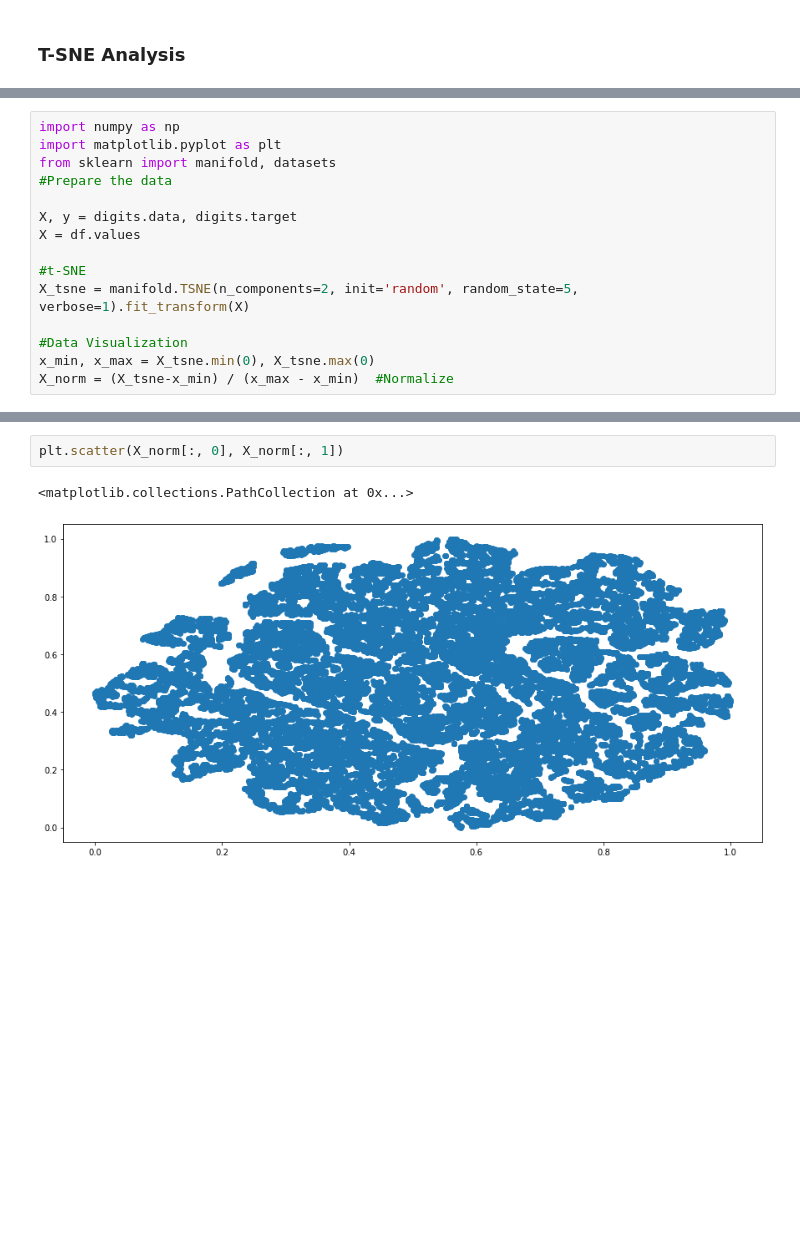
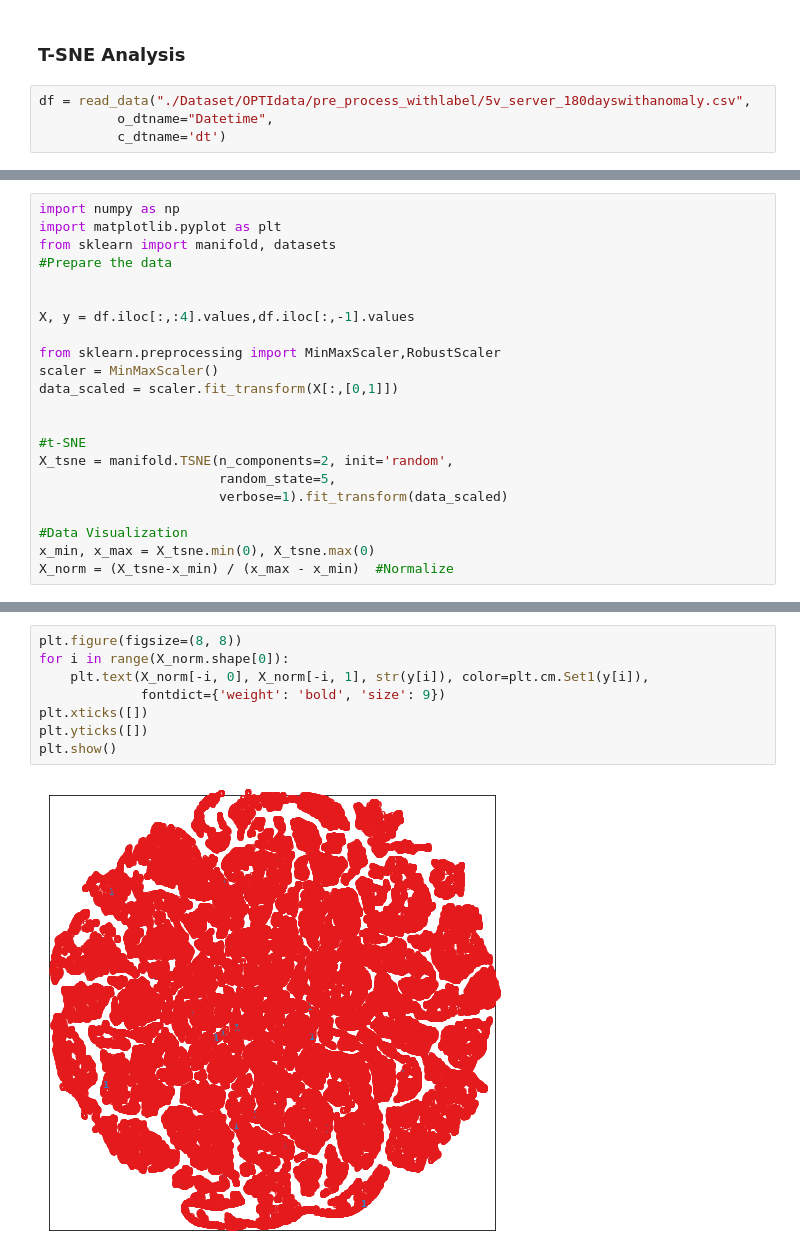
Before and after one commit to gitwetguy/Zabbix_Online_detection, a Jupyter notebook: 01Anomaly_Detection_Analysis.ipynb, the cells around one changed output, grey strips where cells are left out. Drawn from its saved outputs; the diff is of its cells as text; blank space fills up the shorter version.

```diff
--- a/01Anomaly_Detection_Analysis.ipynb
+++ b/01Anomaly_Detection_Analysis.ipynb
@@ -420,3 +420,7 @@ concat2 = pd.DataFrame(dict_5v_quene,index=ind2)
 #concat2.to_csv(os.path.join(root_path,"OPTIdata","5v_180day_concat_quene.csv"))
 # %% [markdown]
 ### T-SNE Analysis
+# %%
+df = read_data("./Dataset/OPTIdata/pre_process_withlabel/5v_server_180dayswithanomaly.csv",
+          o_dtname="Datetime",
+          c_dtname='dt')
@@ -426,11 +444,18 @@ import matplotlib.pyplot as plt
 from sklearn import manifold, datasets
 #Prepare the data
 
-X, y = digits.data, digits.target
-X = df.values
+
+X, y = df.iloc[:,:4].values,df.iloc[:,-1].values
+
+from sklearn.preprocessing import MinMaxScaler,RobustScaler
+scaler = MinMaxScaler()
+data_scaled = scaler.fit_transform(X[:,[0,1]])
+
 
 #t-SNE
-X_tsne = manifold.TSNE(n_components=2, init='random', random_state=5, verbose=1).fit_transform(X)
+X_tsne = manifold.TSNE(n_components=2, init='random',
+                       random_state=5,
+                       verbose=1).fit_transform(data_scaled)
 
 #Data Visualization
 x_min, x_max = X_tsne.min(0), X_tsne.max(0)
@@ -456,5 +481,10 @@ X_norm = (X_tsne-x_min) / (x_max - x_min)  #Normalize
 # %%
-plt.scatter(X_norm[:, 0], X_norm[:, 1])
+plt.figure(figsize=(8, 8))
+for i in range(X_norm.shape[0]):
+    plt.text(X_norm[-i, 0], X_norm[-i, 1], str(y[i]), color=plt.cm.Set1(y[i]),
+             fontdict={'weight': 'bold', 'size': 9})
+plt.xticks([])
+plt.yticks([])
+plt.show()
 # %% [output]
-<matplotlib.collections.PathCollection at 0x...>
-[figure, old version]
+[figure, new version]
```
Also changed, not shown: parts of 6 cells of this notebook.
